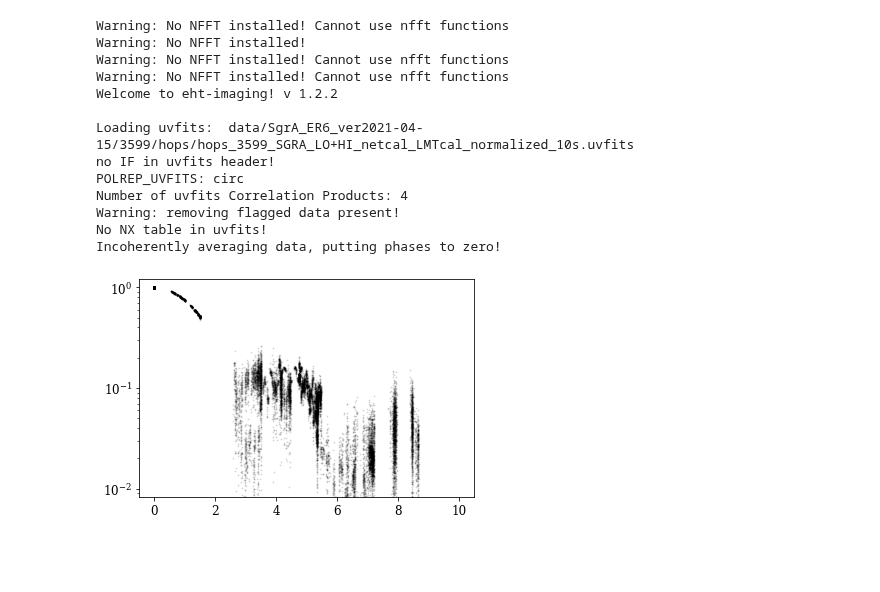
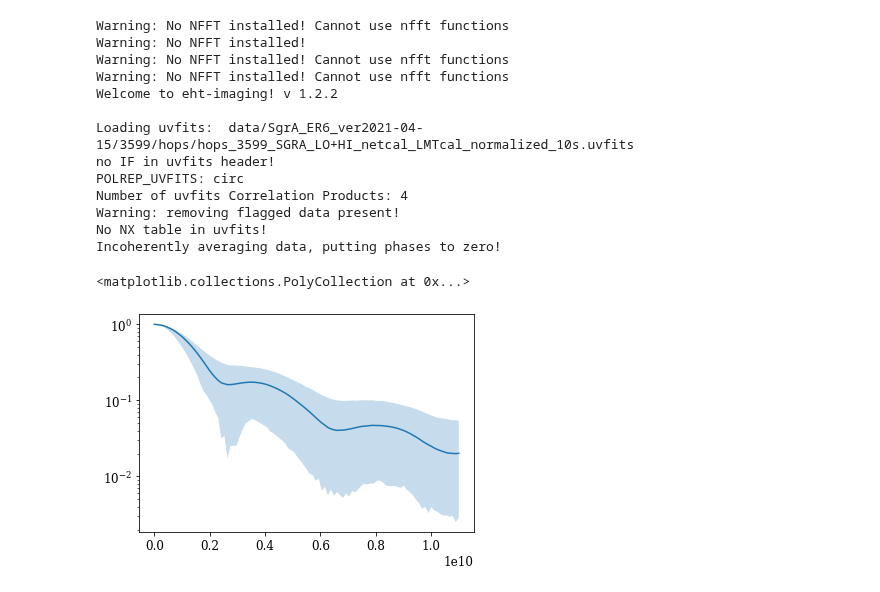
Before and after one commit to eventhorizontelescope/2017_sgra_paper5, a Jupyter notebook: output_bestbet_va_sed.ipynb, the cells around one changed output. Cells and saved outputs as stored; diff of their text form; code cells hidden in the pictures; blank space fills up the shorter version.

```diff
--- a/output_bestbet_va_sed.ipynb
+++ b/output_bestbet_va_sed.ipynb
@@ -79,10 +79,3 @@ Number of uvfits Correlation Products: 4
 Warning: removing flagged data present!
 No NX table in uvfits!
 Incoherently averaging data, putting phases to zero!
-# %%
-plt.scatter(uvd0/1e9, amp0, s=1, color='black', alpha=0.1, zorder=2)
-plt.xlim(-0.5, 10.5)
-plt.ylim(0.1/12, 0.1*12)
-plt.yscale('log')
-# %% [output]
-[figure, removed]
@@ -109,14 +82,8 @@ fig.savefig('output/best_sed.pdf')
 # %%
-nmin = 2.5e9
-nmax = 3.5e9
-
-bmin = 6e9
-bmax = 8e9
-
-def plva(ax, name, label, color):
+def plva(name):
 
     mov = readimg(name)
-    vis = mk.mockserve(mov, N=128)#512)
+    vis = mk.mockserve(mov, N=128) # 512)
 
     U, V = vis.uvd
     uu = np.linspace( 0,   U/2, num=vis.shape[-1])
@@ -124,17 +91,11 @@ def plva(ax, name, label, color):
     t  = vis.meta.time.value
 
     amp = RegularGridInterpolator((t, vv, uu[::-1]), abs     (vis[...,::-1]))
-  # phi = RegularGridInterpolator((t, v, u[::-1]), np.angle(vis[...,::-1]))
     uvd = np.linspace(0, 1.1e10, round(1e10/1e8)+1)
 
-    n_all = []
-    s_all = []
-    l_all = []
-
-    for t0 in tqdm(t[::10]):
-        n_local = []
-        s_local = []
-
+    va = []
+    for t0 in tqdm(t):
+        s_all = []
         for i in range(-90,90,45):
             phi = np.pi * i / 180
             uu  = uvd * np.cos(phi)
@@ -148,19 +109,7 @@ def plva(ax, name, label, color):
             s[ mask] = amp(p)
             s[~mask] = amp(m)
 
-            p = ax.semilogy(uvd/1e9, s/s[0], color=color, linewidth=1, alpha=1/10)
+            s_all.append(s/s[0])
+        va.append(s_all)
 
-            l_all.append(np.median(s[(bmin <= uvd) & (uvd <= bmax)])/s[0])
-
-            il = argrelextrema(s, np.less)[0]
-            if len(il) > 0:
-                i0 = il[0]
-                if nmin <= uvd[i0] and uvd[i0] <= nmax:
-                    n_local.append(uvd[i0])
-                    s_local.append(s[i0]/s[0])
-
-        if len(n_local) > 0:
-            n_all += n_local
-            s_all += s_local
-
-    return n_all, s_all, l_all
+    return uvd, np.array(va)
@@ -192,0 +116,8 @@ fig.savefig('output/best_va.png', dpi=300)
+# %%
+uvd, va = plva('cache/Illinois_thermal_w5/Ma+0.5_i30/gt_Rh40_230GHz.h5')
+pc = np.percentile(va.reshape(-1, va.shape[-1]), [1,50,99], axis=0)
+plt.semilogy(uvd, pc[1])
+plt.fill_between(uvd, pc[0], pc[2], alpha=1/4)
+# %% [output]
+<matplotlib.collections.PolyCollection at 0x...>
+[figure, added]
```
Also changed, not shown: parts of 4 cells of this notebook.
